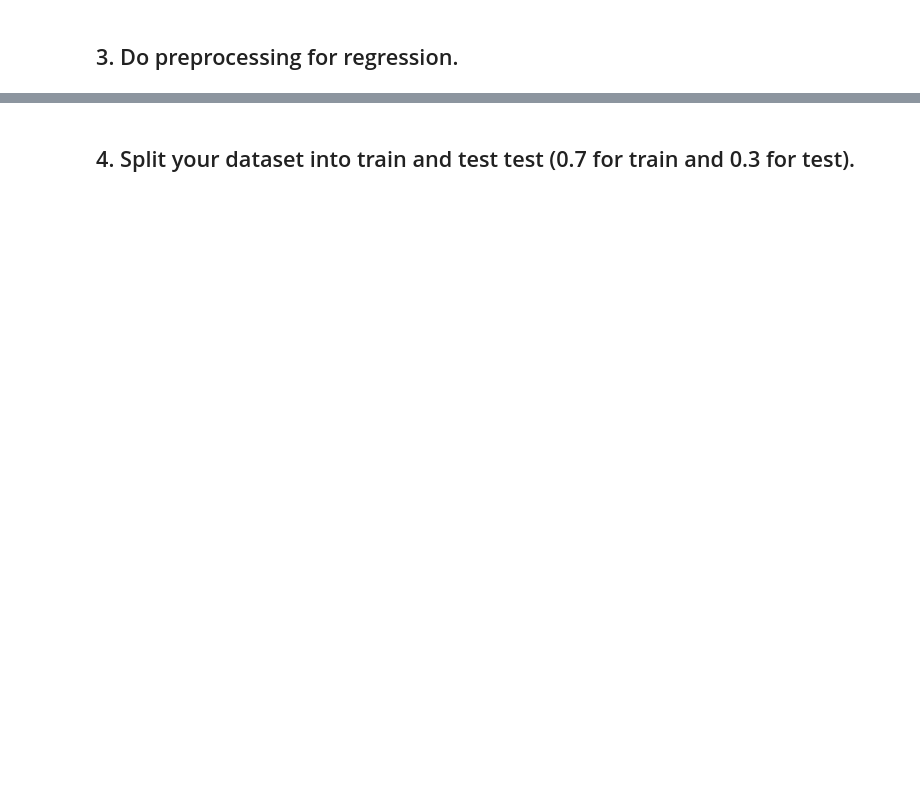
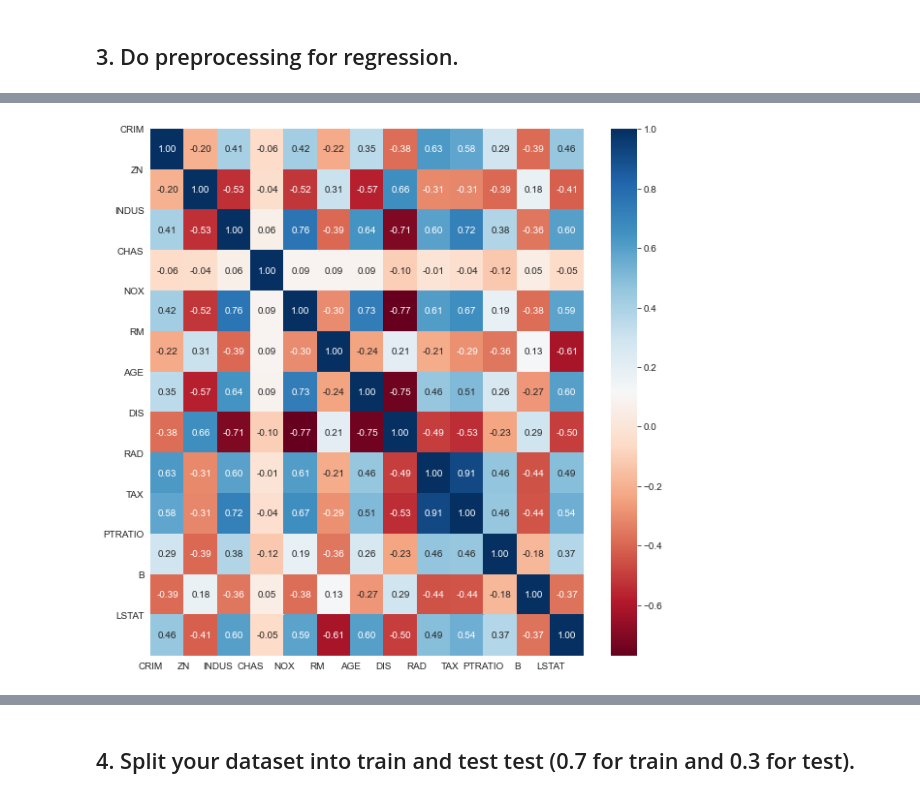
Before and after one commit to fenilmaisuria/GAIH_Student_Repo_Example, a Jupyter notebook: Homeworks/HW2.ipynb, the cells around one changed output, grey strips where cells are left out. Saved outputs shown, nothing was run; the diff lists cells and outputs as text; code cells hidden in the pictures; blank space fills up the shorter version.

```diff
--- a/Homeworks/HW2.ipynb
+++ b/Homeworks/HW2.ipynb
@@ -12,0 +28,4 @@
+# %%
+# Load Boston dataset
+X, y = load_boston(return_X_y=True)
+print(X.shape)
@@ -12,0 +34,4 @@
+# %%
+# Load dataset in Datarame
+df = pd.DataFrame(X,columns = load_boston().feature_names)
+df.keys()
@@ -14,0 +109,4 @@
+# %%
+# Correlation
+corr = df.corr()
+corr.style.background_gradient(cmap='coolwarm')
@@ -14,0 +131,8 @@
+# %%
+fig, ax = plt.subplots(figsize=(10, 10))
+sns.heatmap(corr, cmap='RdBu', annot=True, fmt=".2f")
+plt.xticks(range(len(corr.columns)), corr.columns);
+plt.yticks(range(len(corr.columns)), corr.columns)
+plt.show()
+# %% [output]
+[figure, added]
```
Also changed, not shown: parts of 23 cells of this notebook.
